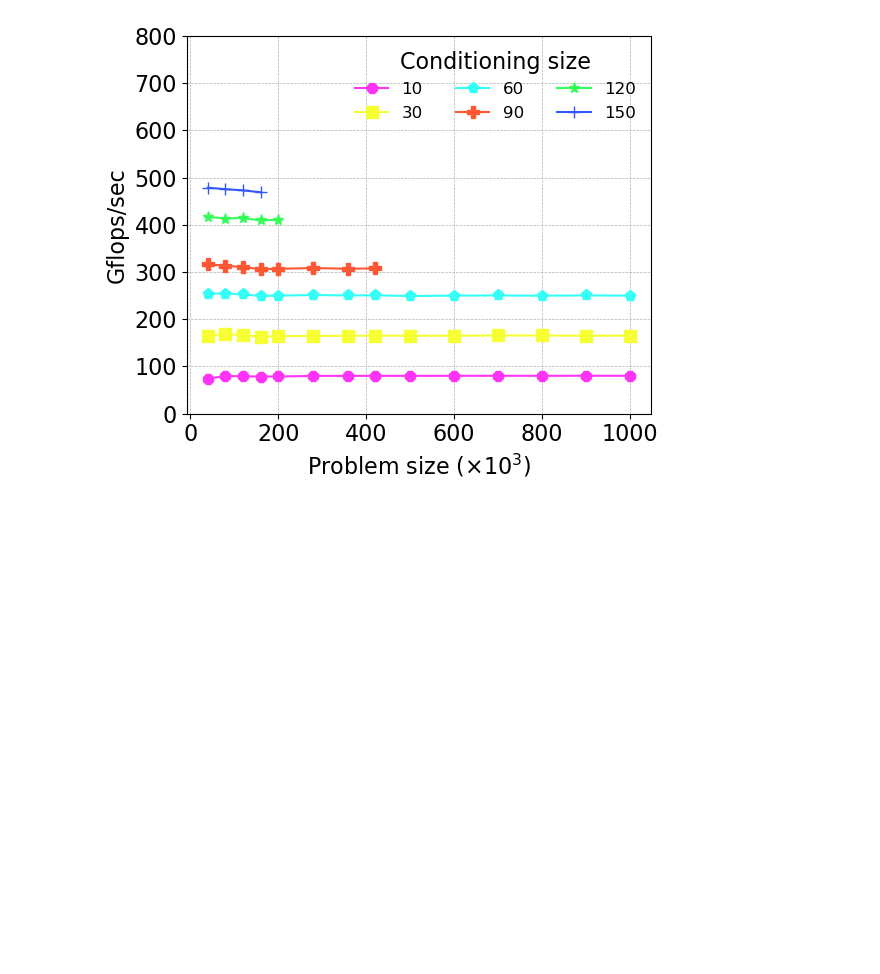
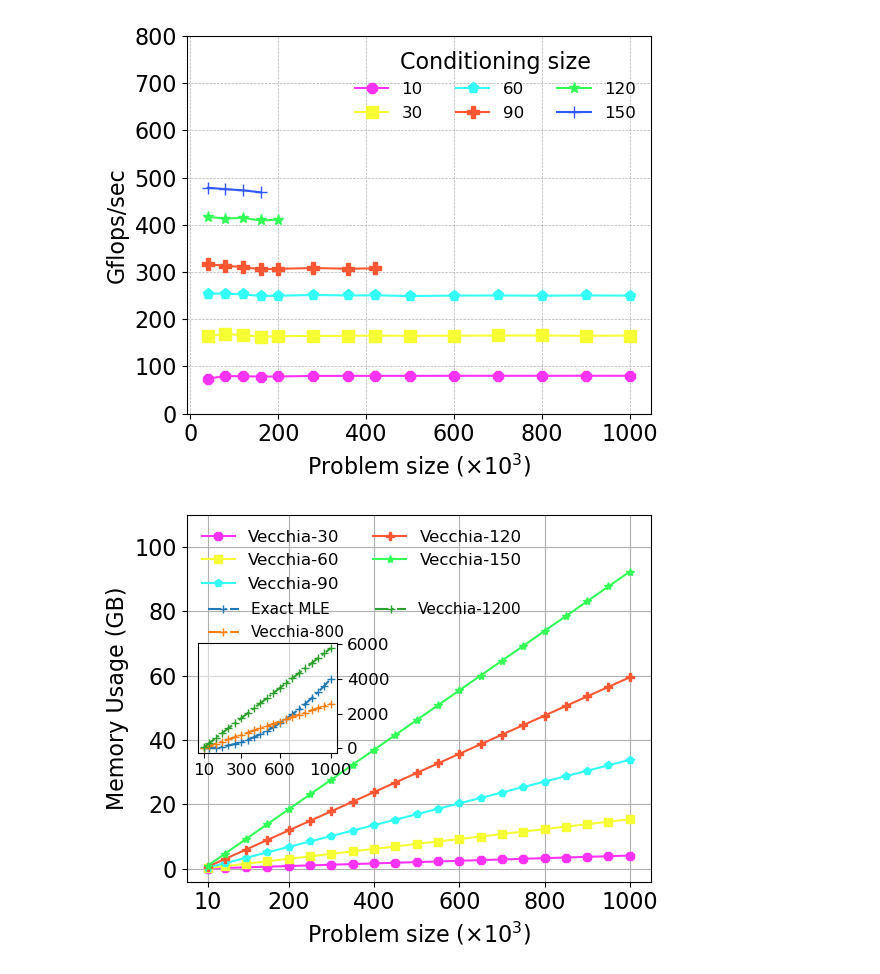
Before and after one commit to jack-pan-ai/Batched-Vecchia-Approximation, a Jupyter notebook: testing/test_perf_plot_v100.ipynb, the cells around one changed output. Drawn from its saved outputs; the diff is of its cells as text; code cells hidden in the pictures; blank space fills up the shorter version.

```diff
--- a/testing/test_perf_plot_v100.ipynb
+++ b/testing/test_perf_plot_v100.ipynb
@@ -170,3 +171,79 @@ plt.savefig(f'./fig/perf_gflops_v100.pdf')
 plt.show()
 # %% [output]
 [figure]
+# %%
+import matplotlib.pyplot as plt
+import numpy as np
+import pandas as pd
+from mpl_toolkits.axes_grid1.inset_locator import inset_axes
+
+plt.rcParams['font.size'] = 16  # You can set any numeric value here
+
+data = pd.read_csv('./log/mem.csv', delimiter=' ')
+xx = [10, 200, 400, 600, 800, 1000]
+
+# Plotting the data
+plt.figure(figsize=(6, 4.8))
+
+# Plot each column against N
+for i, column in enumerate(data.columns[2:-3]):
+    plt.plot(data['N']/1000, data[column], marker=markers[i], color = colors[i], label=column)
+
+# plt.title('Memory Usage Comparison')
+plt.xlabel(r'Problem size ($\times 10^3$)')
+plt.ylabel('Memory Usage (GB)')
+# _list_xtick_name = [f'{int(tick)}k' for tick in _list_xtick]
+plt.xticks(xx, xx)
+plt.ylim(-4, 110)
+legend = plt.legend(loc='upper left', ncol = 2, fontsize =12)
+legend.get_frame().set_alpha(0)  # 50% transparency
+plt.grid(True)
+plt.tight_layout()
+
+
+def set_inner_plot():
+    # Parameters: [left, bottom, width, height] as a fraction of the parent plot
+    ax_inset = inset_axes(plt.gca(), width="30%", height="30%",
+                          loc='center left')
+
+    # Now plot on the inset axes. Example:
+    ax_inset.plot(data['N']/1000, data['FullMLE'], linestyle='-.',
+                  # color='red',
+                #   linewidth=1.5,
+                  marker=markers[i+1],
+                  label = 'Exact MLE')
+    ax_inset.plot(data['N']/1000, data['vecchia-800'], linestyle='-.',
+                  # color='red',
+                #   linewidth=1.5,
+                  marker=markers[i+1],
+                  label = 'Vecchia-800')
+    ax_inset.plot(data['N']/1000, data['vecchia-1200'], linestyle='-.',
+                  # color='red',
+                #   linewidth=1.5,
+                  marker=markers[i+1],
+                  label = 'Vecchia-1200')
+    ax_inset.patch.set_alpha(0.5)  # 50% transparent
+    # ax_inset.grid(True, which='both', linestyle='--', linewidth=0.2)
+    _list_xtick_exageostat = list(np.asarray([10, 300, 600, 1000]))
+    ax_inset.set_xticks(_list_xtick_exageostat,
+                        _list_xtick_exageostat,
+                        fontsize = 12)
+    _list_ytick_exageostat = list(np.asarray([0, 2000, 4000, 6000]))# 60, 120, 180]))
+    ax_inset.set_yticks(_list_ytick_exageostat,
+                        _list_ytick_exageostat,
+                        fontsize = 12)
+    # # You can set properties for the inset axes if needed, like labels, title, etc.
+    # ax_inset.set_xlabel('Small X label')
+    # ax_inset.set_ylabel('Small Y label')
+    # ax_inset.set_title('Inset Title')
+    ax_inset.yaxis.tick_right()
+    legend_sub = ax_inset.legend(loc='center', ncol = 2, fontsize=11,  bbox_to_anchor=(1.2, 1.2))
+    legend_sub.get_frame().set_alpha(0)  # 50% transparency
+    # # Adjust the view limits or other properties of the inset
+    # ax_inset.set_xlim(...) # Specify your limits here
+    # ax_inset.set_ylim(...) # Specify your limits here
+set_inner_plot()
+plt.savefig('./fig/perf_mem.pdf')
+plt.show()
+# %% [output]
+[figure, added]
```
Also changed, not shown: parts of 2 cells of this notebook, 5 other files.
